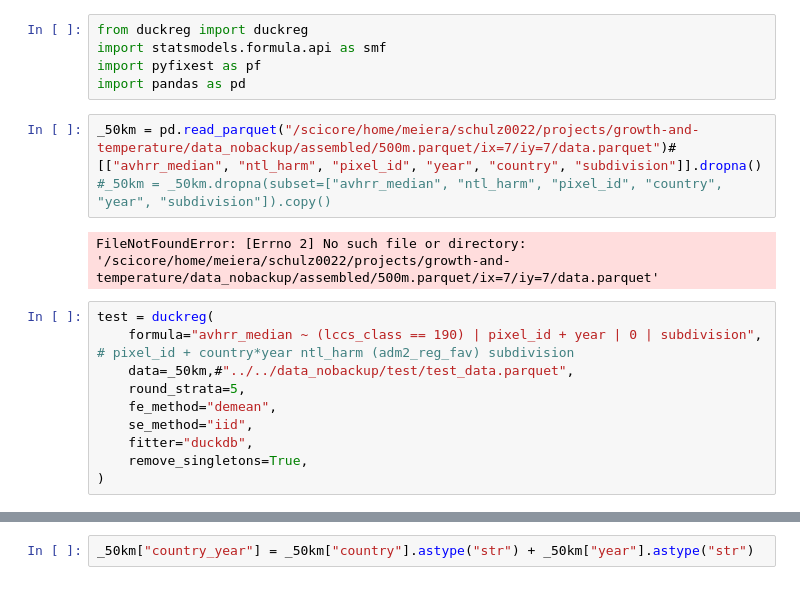
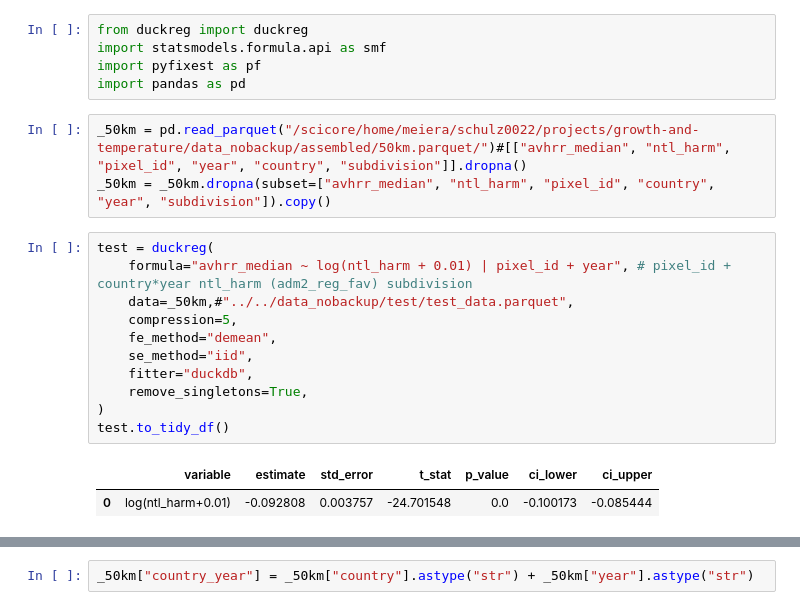
Before and after one commit to felixschulz385/growth-and-temperature, a Jupyter notebook: gnt/experiments/duckreg.ipynb, the cells around one changed output, grey strips where cells are left out. Cells and saved outputs as stored; diff of their text form.

```diff
--- a/gnt/experiments/duckreg.ipynb
+++ b/gnt/experiments/duckreg.ipynb
@@ -4,17 +4,19 @@ import statsmodels.formula.api as smf
 import pyfixest as pf
 import pandas as pd
 # %%
-_50km = pd.read_parquet("/scicore/home/meiera/schulz0022/projects/growth-and-temperature/data_nobackup/assembled/500m.parquet/ix=7/iy=7/data.parquet")#[["avhrr_median", "ntl_harm", "pixel_id", "year", "country", "subdivision"]].dropna()
-#_50km = _50km.dropna(subset=["avhrr_median", "ntl_harm", "pixel_id", "country", "year", "subdivision"]).copy()
+_50km = pd.read_parquet("/scicore/home/meiera/schulz0022/projects/growth-and-temperature/data_nobackup/assembled/50km.parquet/")#[["avhrr_median", "ntl_harm", "pixel_id", "year", "country", "subdivision"]].dropna()
+_50km = _50km.dropna(subset=["avhrr_median", "ntl_harm", "pixel_id", "country", "year", "subdivision"]).copy()
-# %% [output]
-FileNotFoundError: [Errno 2] No such file or directory: '/scicore/home/meiera/schulz0022/projects/growth-and-temperature/data_nobackup/assembled/500m.parquet/ix=7/iy=7/data.parquet'
 # %%
 test = duckreg(
-    formula="avhrr_median ~ (lccs_class == 190) | pixel_id + year | 0 | subdivision", # pixel_id + country*year ntl_harm (adm2_reg_fav) subdivision
+    formula="avhrr_median ~ log(ntl_harm + 0.01) | pixel_id + year", # pixel_id + country*year ntl_harm (adm2_reg_fav) subdivision
     data=_50km,#"../../data_nobackup/test/test_data.parquet",
-    round_strata=5,
+    compression=5,
     fe_method="demean",
     se_method="iid",
     fitter="duckdb",
     remove_singletons=True,
 )
+test.to_tidy_df()
+# %% [output]
+|  | variable | estimate | std_error | t_stat | p_value | ci_lower | ci_upper |
+| 0 | log(ntl_harm+0.01) | -0.092808 | 0.003757 | -24.701548 | 0.0 | -0.100173 | -0.085444 |
```
Also changed, not shown: parts of 7 cells of this notebook, 15 other files.
